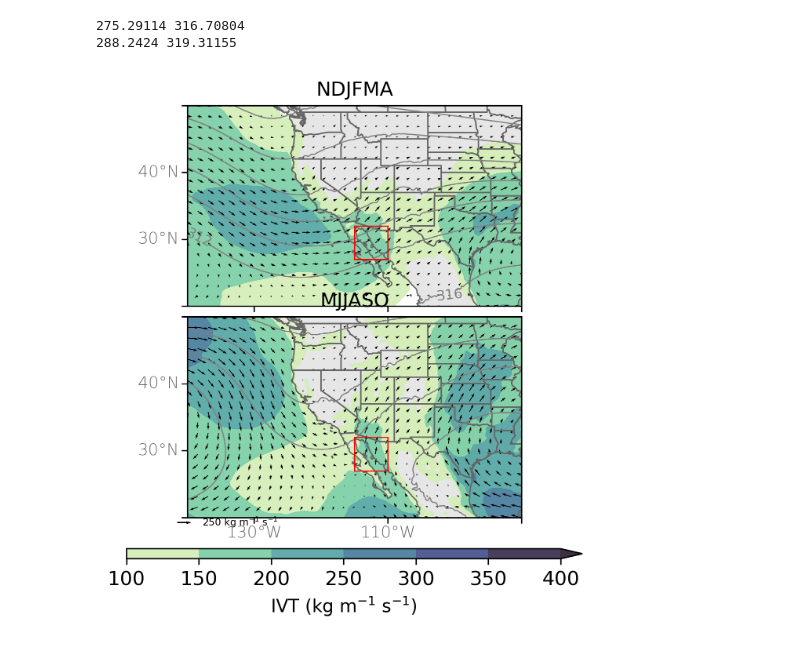
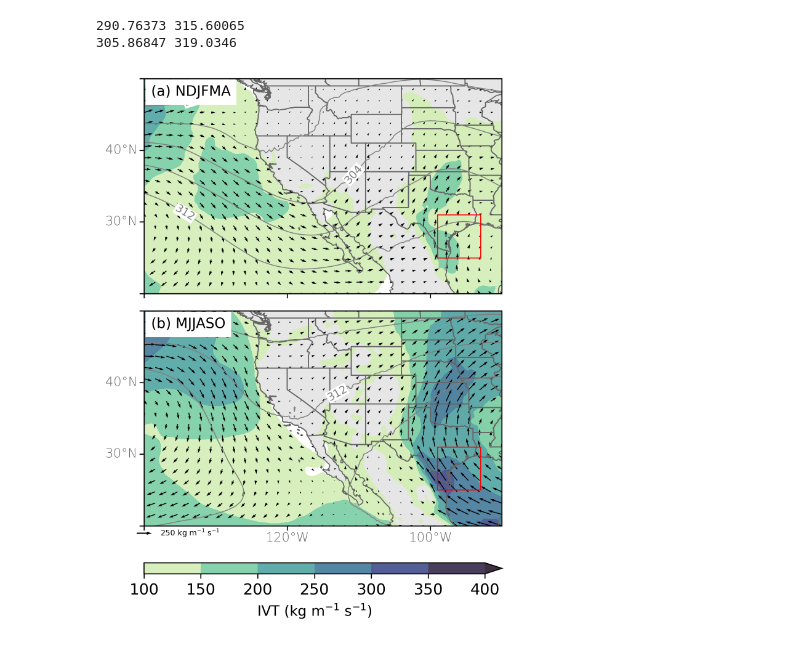
Before and after one commit to CW3E/CO_top-decile_precip_ARs_code, a Jupyter notebook: analysis/plot_horizontal_composites.ipynb, the cells around one changed output. Saved outputs shown, nothing was run; the diff lists cells and outputs as text; code cells hidden in the pictures.

```diff
--- a/analysis/plot_horizontal_composites.ipynb
+++ b/analysis/plot_horizontal_composites.ipynb
@@ -40,6 +54,7 @@ path_to_figs = '../figs/'      # figures
 ## iterate through options
 varname_lst = ['700z', 'ivt']
 ssn_lst = ['DJF', 'MAM', 'JJA', 'SON', 'NDJFMA', 'MJJASO']
+ext = [-140., -90., 20, 50]
 
 tmp_lst = []
 for i, varname in enumerate(varname_lst):
@@ -47,9 +62,10 @@ for i, varname in enumerate(varname_lst):
     for j, ssn in enumerate(ssn_lst):
         ## load non-anomaly composite data
         path = '/home/dnash/DATA/preprocessed/ERA5_composites/'
-        fname = path + '{0}/baja/composite_{0}_{1}.nc'.format(varname, ssn)
+        fname = path + '{0}/{2}/composite_{0}_{1}.nc'.format(varname, ssn, region)
 
         ds = xr.open_dataset(fname)
+        ds = ds.sel(latitude=slice(ext[3], ext[2]), longitude=slice(ext[0], ext[1]))
         ds_lst.append(ds)
 
     ## concat ds_lst along ssn
@@ -89,9 +103,9 @@ ext = [-140., -90., 20, 50]
 letter_lst = list(map(chr, range(97, 123)))
 # %%
 # Create figure
-fig = plt.figure(figsize=(10, 5))
+fig = plt.figure(figsize=(9, 6))
 fig.dpi = 300
-fname = path_to_figs + 'baja_IVT_700z_composite_ssn'
+fname = path_to_figs + '{0}_IVT_700z_composite_ssn'.format(region)
 fmt = 'png'
 
 # contour labels
@@ -120,7 +134,6 @@ for i, ssn in enumerate(ssn_lst):
     ax = fig.add_subplot(gs[rowidx[i], colidx[i]], projection=mapcrs)
     ax = draw_basemap(ax, extent=ext, xticks=dx, yticks=dy, left_lats=llats[i], right_lats=False, bottom_lons=blons[i])
     ax.add_feature(cfeature.STATES, edgecolor='0.4', linewidth=0.8)
-    ax.set_title(ssn)
 
     # Contour Filled
     lats = ds.latitude.values
@@ -148,11 +161,15 @@ for i, ssn in enumerate(ssn_lst):
     clevs = np.arange(0, 1280, 4)
     cs = ax.contour(lons, lats, hgts, transform=datacrs,
                     levels=clevs, colors='grey', linewidths=0.7)
-    plt.clabel(cs, fmt='%d',fontsize=8.5, inline_spacing=5)
+
+    kw_clabels = {'fontsize': 8.5, 'inline': True, 'inline_spacing': 5, 'fmt': '%i', 'rightside_up': True, 'use_clabeltext': True}
+    cl = ax.clabel(cs, clevs[::2], **kw_clabels)
+    for txt in cl:
+                txt.set_bbox(dict(facecolor='white', edgecolor='none', pad=0.5))
 
 
 
-    ext3 = [-115., -110., 27., 32.]
+    ext3 = d[region]['ext']
     ax.add_patch(mpatches.Rectangle(xy=[ext3[0], ext3[2]], width=ext3[1]-ext3[0], height=ext3[3]-ext3[2],
                                         fill=False,
                                         edgecolor='r',
@@ -160,8 +177,12 @@ for i, ssn in enumerate(ssn_lst):
                                         transform=datacrs,
                                         zorder=199))
 
+    titlestring = '({0}) {1}'.format(letter_lst[i], ssn)
+    ax.text(0.02, 0.97, titlestring, ha='left', va='top', transform=ax.transAxes, fontsize=11., backgroundcolor='white', zorder=101)
+
+
 # quiver key
-qk = ax.quiverkey(Q, 0.01, -0.025, 250, '250 kg m$^{-1}$ s$^{-1}$', labelpos='E',
+qk = ax.quiverkey(Q, 0.75, -0.035, 250, '250 kg m$^{-1}$ s$^{-1}$', labelpos='E',
                   coordinates='axes', fontproperties={'size': 6.0})
 # Colorbar (single)
 cbax = plt.subplot(gs[-1,:]) # colorbar axis
@@ -182,8 +203,8 @@ plt.show()
 # %%
 # Create figure
-fig = plt.figure(figsize=(5, 5))
+fig = plt.figure(figsize=(5, 7))
 fig.dpi = 300
-fname = path_to_figs + 'baja_IVT_700z_composite_coolwarm'
+fname = path_to_figs + '{0}_IVT_700z_composite_coolwarm'.format(region)
 fmt = 'png'
 
 # contour labels
@@ -212,7 +233,6 @@ for i, ssn in enumerate(ssn_lst):
     ax = fig.add_subplot(gs[rowidx[i], colidx[i]], projection=mapcrs)
     ax = draw_basemap(ax, extent=ext, xticks=dx, yticks=dy, left_lats=llats[i], right_lats=False, bottom_lons=blons[i])
     ax.add_feature(cfeature.STATES, edgecolor='0.4', linewidth=0.8)
-    ax.set_title(ssn)
 
     # Contour Filled
     lats = ds.latitude.values
@@ -236,36 +256,43 @@ for i, ssn in enumerate(ssn_lst):
     # Contour Lines
     hgts = ds.z.values/9.80665 ## convert to geopotential height
     hgts = hgts/(10) # convert to meters # 750-hPa Heights
     print(hgts.min(), hgts.max())
     clevs = np.arange(0, 1280, 4)
     cs = ax.contour(lons, lats, hgts, transform=datacrs,
                     levels=clevs, colors='grey', linewidths=0.7)
-    plt.clabel(cs, fmt='%d',fontsize=8.5, inline_spacing=5)
+    kw_clabels = {'fontsize': 8.5, 'inline': True, 'inline_spacing': 5, 'fmt': '%i', 'rightside_up': True, 'use_clabeltext': True}
+    cl = ax.clabel(cs, clevs[::2], **kw_clabels)
+    for txt in cl:
+                txt.set_bbox(dict(facecolor='white', edgecolor='none', pad=0.5))
 
 
 
-    ext3 = [-115., -110., 27., 32.]
+    ext3 = d[region]['ext']
     ax.add_patch(mpatches.Rectangle(xy=[ext3[0], ext3[2]], width=ext3[1]-ext3[0], height=ext3[3]-ext3[2],
                                         fill=False,
                                         edgecolor='r',
                                         linewidth=0.75,
                                         transform=datacrs,
                                         zorder=199))
 
+    titlestring = '({0}) {1}'.format(letter_lst[i], ssn)
+    ax.text(0.02, 0.97, titlestring, ha='left', va='top', transform=ax.transAxes, fontsize=11., backgroundcolor='white', zorder=101)
+
+
 # quiver key
-qk = ax.quiverkey(Q, 0.01, -0.025, 250, '250 kg m$^{-1}$ s$^{-1}$', labelpos='E',
+qk = ax.quiverkey(Q, 0.02, -0.035, 250, '250 kg m$^{-1}$ s$^{-1}$', labelpos='E',
                   coordinates='axes', fontproperties={'size': 6.0})
 # Colorbar (single)
 cbax = plt.subplot(gs[-1,:]) # colorbar axis
 cb = fig.colorbar(cf, cbax, orientation='horizontal', drawedges=False)
 cb.set_label('IVT (kg m$^{-1}$ s$^{-1}$)', fontsize=11)
 cb.ax.tick_params(labelsize=12)
 
 fig.savefig('%s.%s' %(fname, fmt), bbox_inches='tight', dpi=fig.dpi)
 
 # Show
 plt.show()
 # %% [output]
-275.29114 316.70804
-288.2424 319.31155
+290.76373 315.60065
+305.86847 319.0346
-[figure, old version]
+[figure, new version]
```
Also changed, not shown: parts of 4 cells of this notebook, 7 other files.
